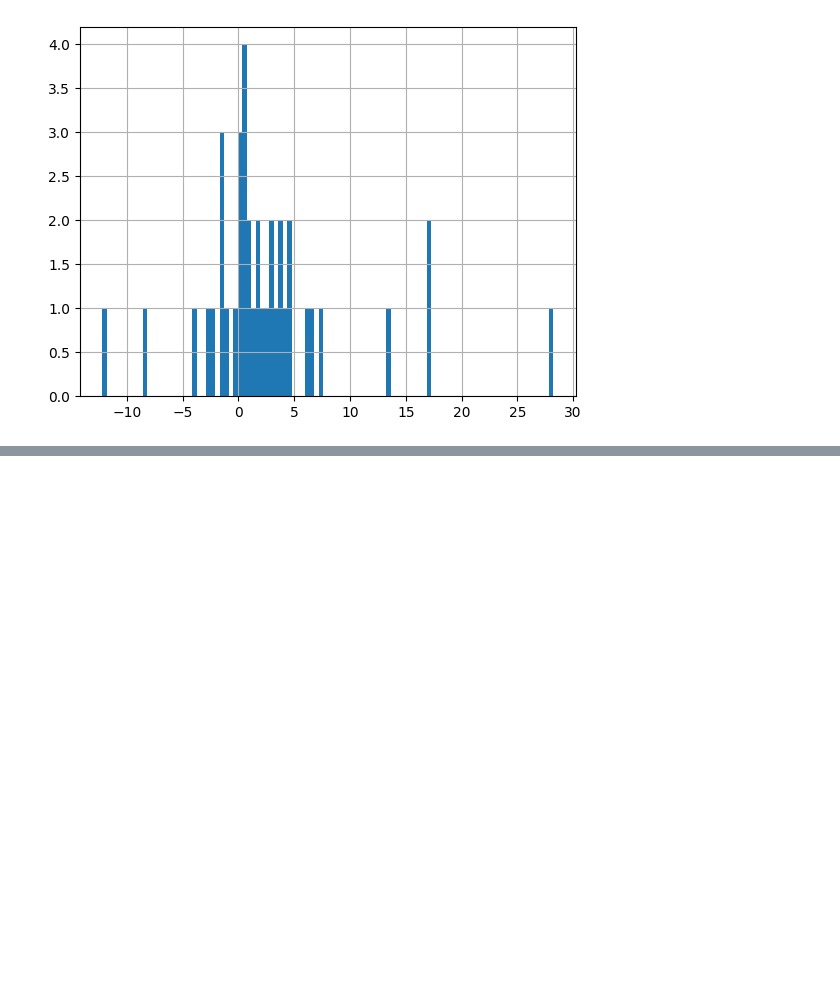
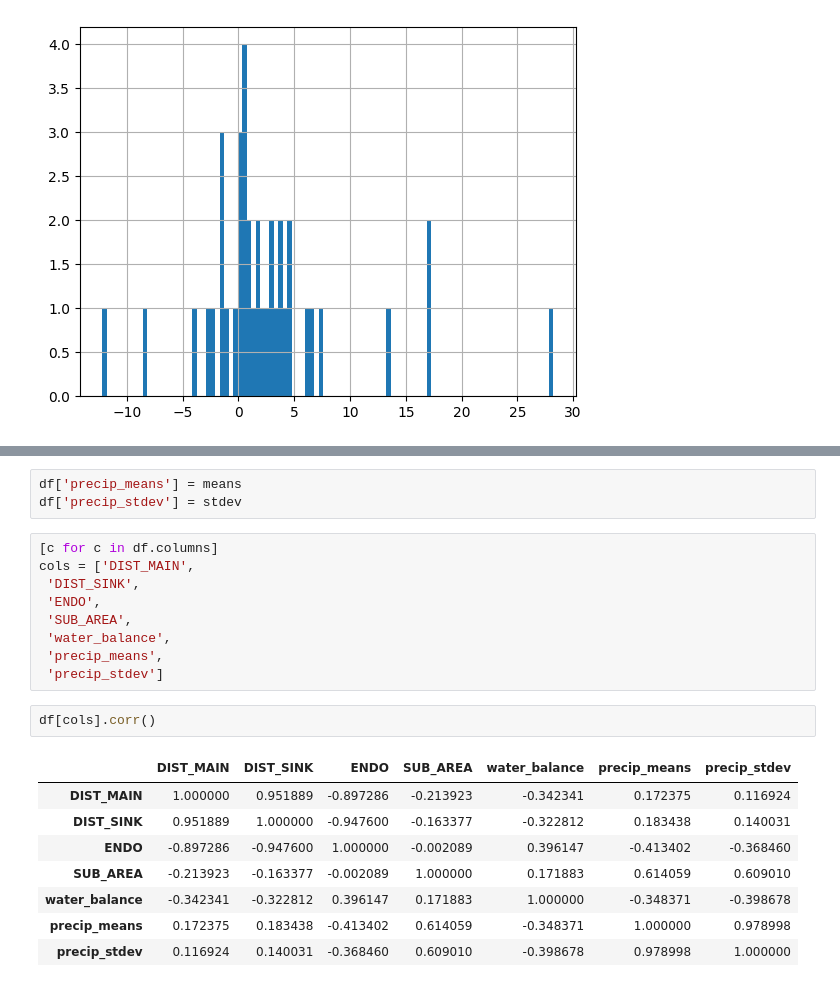
Before and after one commit to 4DModeller/tblakes, a Jupyter notebook: back_to_basins.ipynb, the cells around one changed output, grey strips where cells are left out. Drawn from its saved outputs; the diff is of its cells as text; blank space fills up the shorter version.

```diff
--- a/back_to_basins.ipynb
+++ b/back_to_basins.ipynb
@@ -115,0 +142,23 @@ Exception: Missing/incomplete configuration file: /Users/mnky9800n/.cdsapirc
+# %%
+df['precip_means'] = means
+df['precip_stdev'] = stdev
+# %%
+[c for c in df.columns]
+cols = ['DIST_MAIN',
+ 'DIST_SINK',
+ 'ENDO',
+ 'SUB_AREA',
+ 'water_balance',
+ 'precip_means',
+ 'precip_stdev']
+# %%
+df[cols].corr()
+# %% [output]
+|  | DIST_MAIN | DIST_SINK | ENDO | SUB_AREA | water_balance | precip_means | precip_stdev |
+| DIST_MAIN | 1.000000 | 0.951889 | -0.897286 | -0.213923 | -0.342341 | 0.172375 | 0.116924 |
+| DIST_SINK | 0.951889 | 1.000000 | -0.947600 | -0.163377 | -0.322812 | 0.183438 | 0.140031 |
+| ENDO | -0.897286 | -0.947600 | 1.000000 | -0.002089 | 0.396147 | -0.413402 | -0.368460 |
+| SUB_AREA | -0.213923 | -0.163377 | -0.002089 | 1.000000 | 0.171883 | 0.614059 | 0.609010 |
+| water_balance | -0.342341 | -0.322812 | 0.396147 | 0.171883 | 1.000000 | -0.348371 | -0.398678 |
+| precip_means | 0.172375 | 0.183438 | -0.413402 | 0.614059 | -0.348371 | 1.000000 | 0.978998 |
+| precip_stdev | 0.116924 | 0.140031 | -0.368460 | 0.609010 | -0.398678 | 0.978998 | 1.000000 |
```
Also changed, not shown: parts of 9 cells of this notebook.
